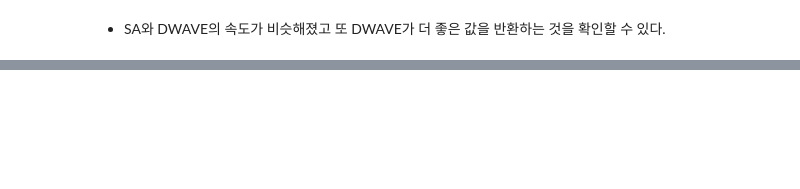
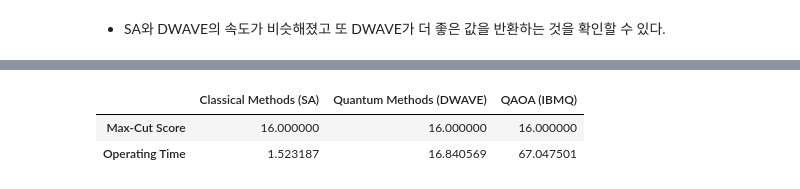
Before and after one commit to Korea-Quantum-Computing/quantum_tutorial, a Jupyter notebook: 4. DWAVE Tutorial.ipynb, the cells around one changed output, grey strips where cells are left out. Cells and saved outputs as stored; diff of their text form; code cells hidden in the pictures; blank space fills up the shorter version.

```diff
--- a/4. DWAVE Tutorial.ipynb
+++ b/4. DWAVE Tutorial.ipynb
@@ -30,0 +37,7 @@ import pandas as pd
+# %%
+with open('/Users/minhyeong-gyu/Desktop/code/local_api/ibmq_api.txt', 'r') as f:
+    my_api_token = f.readline()
+
+IBMQ.save_account(my_api_token,overwrite=True)
+IBMQ.load_account() # Load account from disk
+provider = IBMQ.get_provider(hub='ibm-q-kqc', group='internal', project='default')
@@ -291,0 +375,23 @@ result_table
+# %%
+backend = provider.get_backend("ibmq_kolkata")
+# %%
+opt_sa = opt.SimulatedAnnealing()
+# opt_dwave = opt.DWAVE_optimizer(sampler)
+opt_qaoa = opt.QAOA_optimizer(backend = backend)
+
+start = time.time()
+opt_sa.optimize(Q,beta)
+time_sa = time.time()-start
+
+# start = time.time()
+# opt_dwave.optimize(Q,beta)
+# time_dwave = time.time()-start
+
+start = time.time()
+opt_qaoa.optimize(Q,beta)
+time_qaoa = time.time()-start
+
+result_table = pd.DataFrame([[maxcut_score(opt_sa.result,w),maxcut_score(opt_dwave.result,w),maxcut_score(opt_qaoa.result,w)],[time_sa,time_dwave,time_qaoa]])
+result_table.index = ["Max-Cut Score","Operating Time"]
+result_table.columns = ["Classical Methods (SA)","Quantum Methods (DWAVE)","QAOA (IBMQ)"]
+result_table
@@ -291,0 +417,6 @@ result_table
+# %%
+result_table
+# %% [output]
+|  | Classical Methods (SA) | Quantum Methods (DWAVE) | QAOA (IBMQ) |
+| Max-Cut Score | 16.000000 | 16.000000 | 16.000000 |
+| Operating Time | 1.523187 | 16.840569 | 67.047501 |
```
Also changed, not shown: parts of 22 cells of this notebook, 4 other files.
